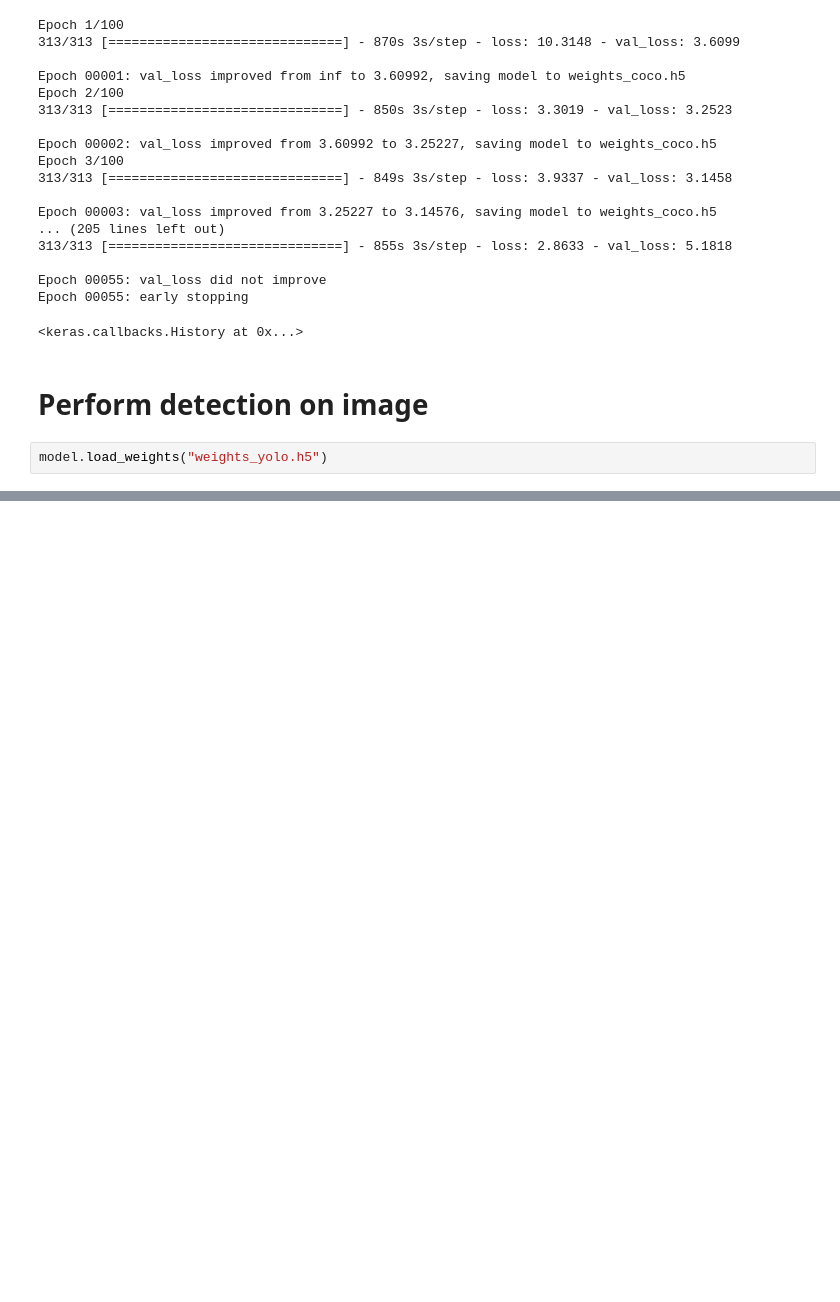
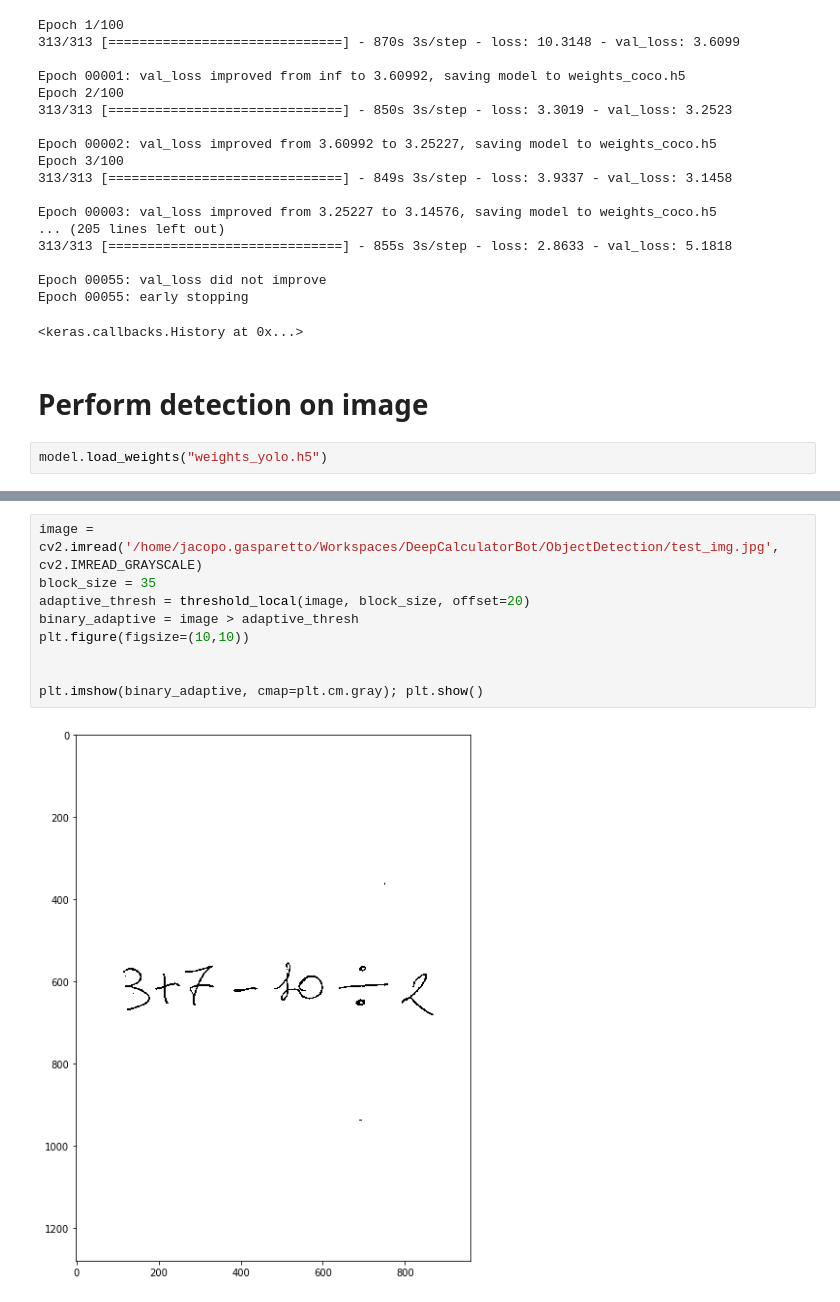
Before and after one commit to JacoGasp/DeepCalcBoot, a Jupyter notebook: ObjectDetection/YOLO.ipynb, the cells around one changed output, grey strips where cells are left out. Drawn from its saved outputs; the diff is of its cells as text; blank space fills up the shorter version.

```diff
--- a/ObjectDetection/YOLO.ipynb
+++ b/ObjectDetection/YOLO.ipynb
@@ -512,0 +547,11 @@ plt.imshow(image[:,:,::-1]); plt.show()
+# %%
+image = cv2.imread('/home/jacopo.gasparetto/Workspaces/DeepCalculatorBot/ObjectDetection/test_img.jpg', cv2.IMREAD_GRAYSCALE)
+block_size = 35
+adaptive_thresh = threshold_local(image, block_size, offset=20)
+binary_adaptive = image > adaptive_thresh
+plt.figure(figsize=(10,10))
+
+
+plt.imshow(binary_adaptive, cmap=plt.cm.gray); plt.show()
+# %% [output]
+[figure, added]
```
Also changed, not shown: parts of 5 cells of this notebook.
